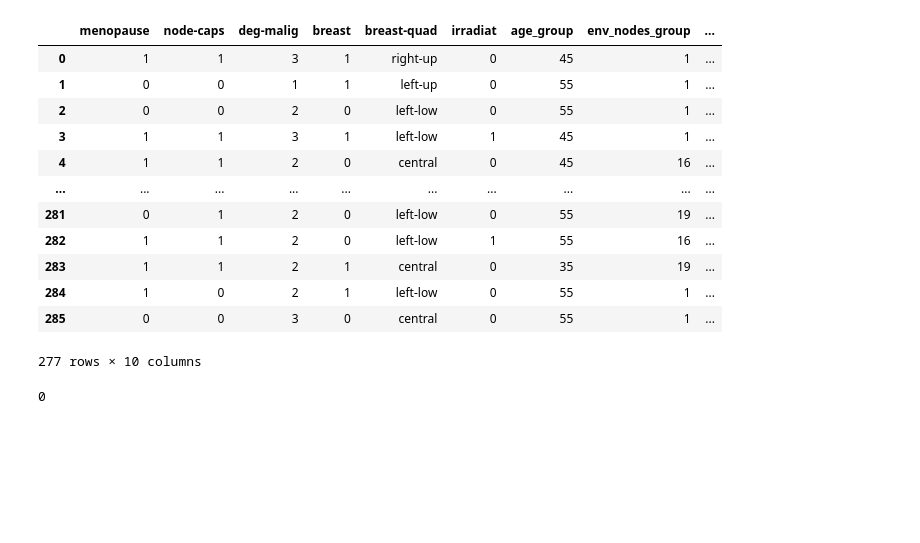
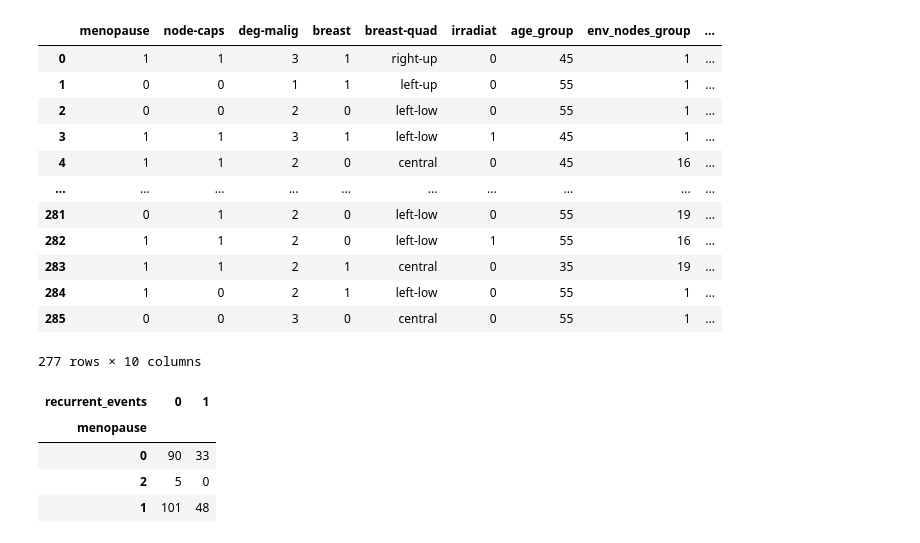
Before and after one commit to ParamedicLoaf/Projeto_2, a Jupyter notebook: Projeto 2.ipynb, the cells around one changed output. Drawn from its saved outputs; the diff is of its cells as text; code cells hidden in the pictures; blank space fills up the shorter version.

```diff
--- a/Projeto 2.ipynb
+++ b/Projeto 2.ipynb
@@ -143,11 +143,16 @@ dados
 # %%
 crosstabs = []
 for coluna in dados:
     x = pd.crosstab(dados[coluna],dados['recurrent_events'])
     crosstabs.append(x)
-dados.isnull().sum().sum()
+crosstabs[0]
+# dados.isnull().sum().sum()
 # %% [output]
-0
+| recurrent_events | 0 | 1 |
+| menopause |  |  |
+| 0 | 90 | 33 |
+| 2 | 5 | 0 |
+| 1 | 101 | 48 |
 # %%
 features = ['menopause','node-caps','deg-malig','breast','irradiat','age_group','env_nodes_group','tumor_size']
 X = dados[features]
```
Also changed, not shown: parts of 4 cells of this notebook.
